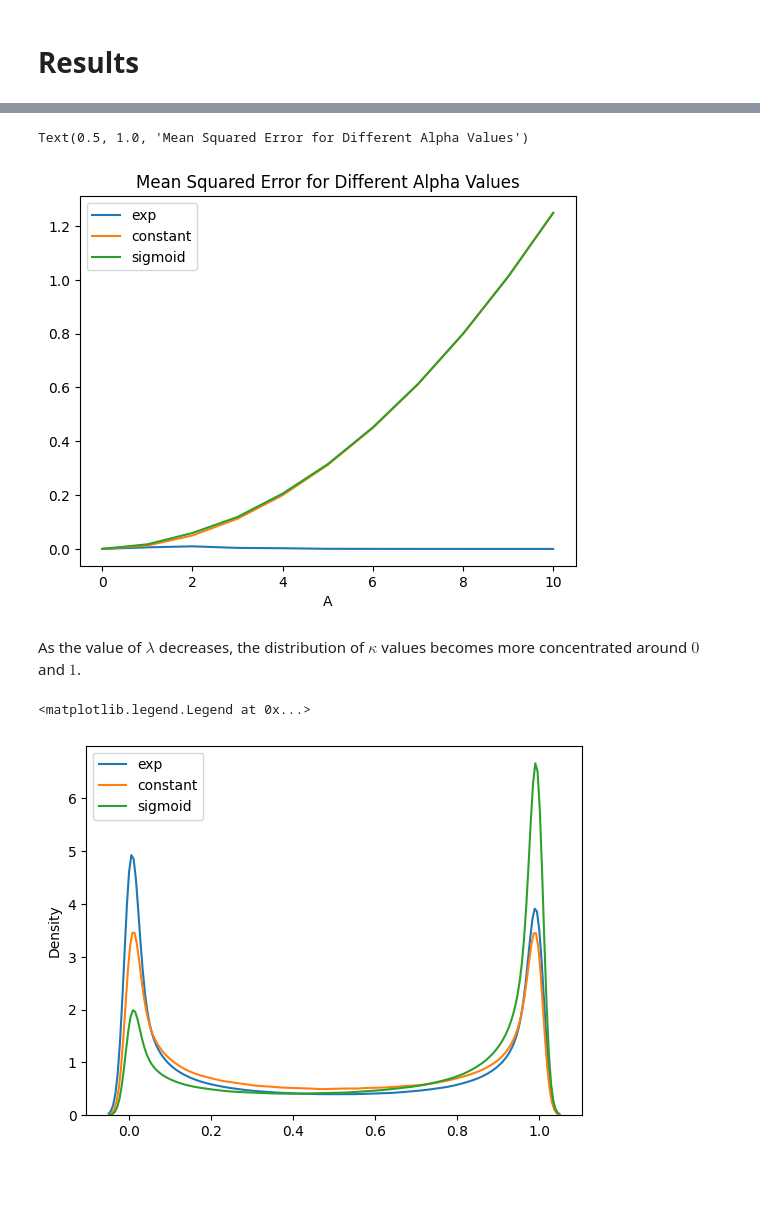
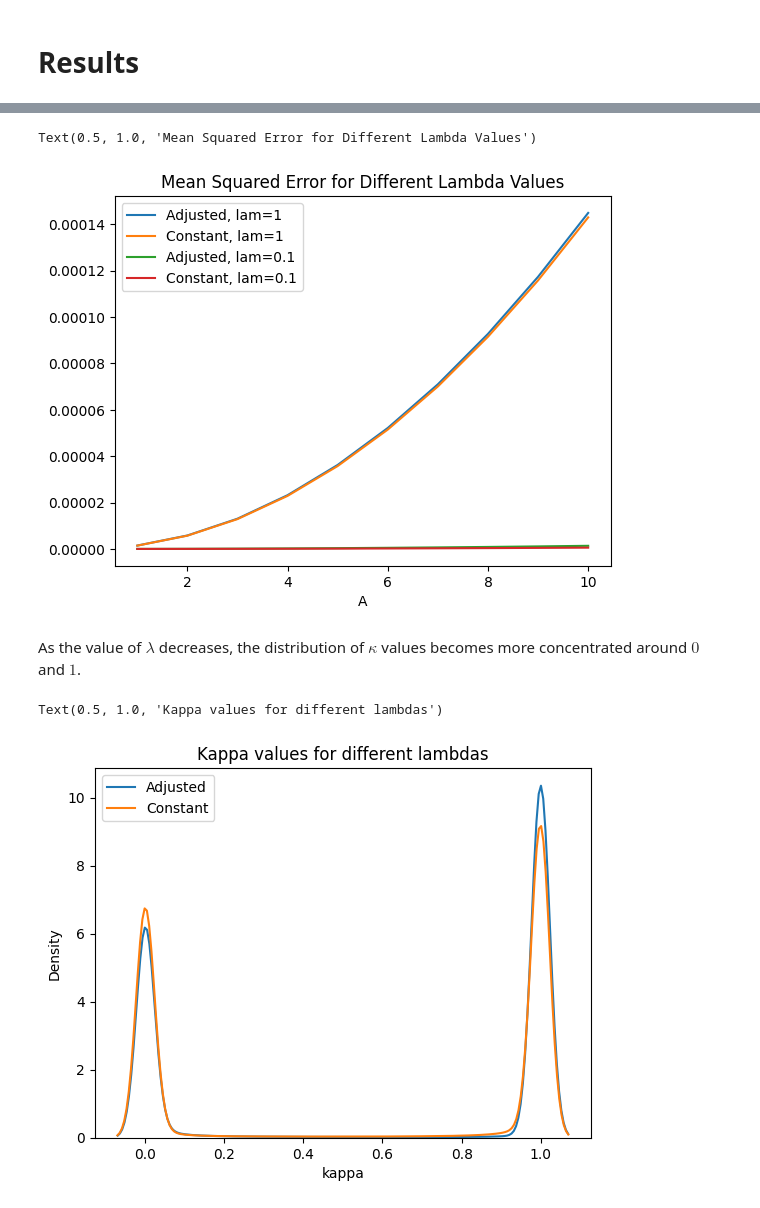
Before and after one commit to Grace0124/numpyro, a Jupyter notebook: concrete_alphas.ipynb, the cells around one changed output, grey strips where cells are left out. Cells and saved outputs as stored; diff of their text form; code cells hidden in the pictures; blank space fills up the shorter version.

```diff
--- a/concrete_alphas.ipynb
+++ b/concrete_alphas.ipynb
@@ -82,7 +112,7 @@ def run_mcmc(model, prng_key, **kwargs):
 
     '''
     nuts = NUTS(model)
-    mcmc = MCMC(nuts, num_warmup=500, num_samples=1000, progress_bar=False)
+    mcmc = MCMC(nuts, num_warmup=num_warmup, num_samples=num_samples, num_chains=num_chains, progress_bar=False)
     mcmc.run(prng_key, **kwargs)
     return mcmc
 # %%
@@ -205,21 +246,22 @@ for ax in [ax1, ax2]:
 ax2.set_ylim([-1, 10])
 ax1.set_ylim([-1, 10])
 
-beta_star_6 = np.zeros(n)
-beta_star_6[:p_star] = 6
-beta_star_2 = np.zeros(n)
-beta_star_2[:p_star] = 2
+beta_star_7 = np.zeros(D)
+beta_star_7[:pstar] = 7
+beta_star_2 = np.zeros(D)
+beta_star_2[:pstar] = 2
 
 ax1.scatter(range(D), beta_star_2, color='red', s=10) # plot actual betas
-ax2.scatter(range(D), beta_star_6, color='red', s=10)
-
-for a in ['exp', 'constant', 'sigmoid']:
-    ax1.scatter(range(D), beta_samples[a][2], s=10, alpha=0.3, label=a)
-    ax2.scatter(range(D), beta_samples[a][6], s=10, alpha=0.3, label=a)
-
+ax2.scatter(range(D), beta_star_7, color='red', s=10)
+for lam in lams:
+    ax1.scatter(range(len(mean_betas[lam][0][2])), mean_betas[lam][0][2], s=10, alpha=0.5, label=lam)
+    ax1.scatter(range(len(mean_betas[lam][1][2])), mean_betas[lam][1][2], s=10, alpha=0.5, label=lam)
+    ax2.scatter(range(len(mean_betas[lam][0][7])), mean_betas[lam][0][7], s=10, alpha=0.5, label=lam)
+    ax2.scatter(range(len(mean_betas[lam][1][7])), mean_betas[lam][1][7], s=10, alpha=0.5, label=lam)
 
 # add labels to graph
 ax1.set(ylabel=r'$A=2$', xlabel=r'Entry $i$')
 ax2.set(ylabel=r'$A=6$', xlabel=r'Entry $i$')
-ax1.legend()
+plt.legend()
+fig.suptitle("True Beta vs. Estimated Beta")
 # %% [output]
@@ -229,0 +270,8 @@ As $\lambda$ decreases, mean squared error decreases.
+# %%
+for lam in lams:
+    mean_mses[lam] = dict()
+    mean_mses[lam][0] = dict()
+    mean_mses[lam][1] = dict()
+    for A in A_values:
+        mean_mses[lam][0][A] = all_mses[lam][0][A].mean()
+        mean_mses[lam][1][A] = all_mses[lam][1][A].mean()
@@ -230,20 +298,26 @@ As $\lambda$ decreases, mean squared error decreases.
 # %%
-for a in ['exp', 'constant', 'sigmoid']:
-    plt.plot(range(len(mean_sq_errors[a])), mean_sq_errors[a], label=a)
+
+for lam in lams:
+    plt.plot(mean_mses[lam][0].keys(), mean_mses[lam][0].values(), label=f'Adjusted, {lam=}')
+    plt.plot(mean_mses[lam][1].keys(), mean_mses[lam][1].values(), label=f'Constant, {lam=}')
+
 ax = plt.gca()
 plt.legend()
 plt.xlabel("A")
-plt.title("Mean Squared Error for Different Alpha Values")
+plt.title("Mean Squared Error for Different Lambda Values")
 # %% [output]
-Text(0.5, 1.0, 'Mean Squared Error for Different Alpha Values')
+Text(0.5, 1.0, 'Mean Squared Error for Different Lambda Values')
-[figure, old version]
+[figure, new version]
 # %% [markdown]
 As the value of $\lambda$ decreases, the distribution of $\kappa$ values becomes more concentrated around $0$ and $1$.
 # %%
-for a in ['exp', 'constant', 'sigmoid']:
-    kappas[a] = np.ndarray.flatten(np.array(kappas[a]))
-    sns.kdeplot(kappas[a], label=a)
+for i in [0,1]:
+    all_kappas[i] = np.ndarray.flatten(np.array(all_kappas[i]))
+sns.kdeplot(all_kappas[0], label=f'Adjusted')
+sns.kdeplot(all_kappas[1], label=f'Constant')
 plt.legend()
+plt.xlabel("kappa")
+plt.title("Kappa values for different lambdas")
 # %% [output]
-<matplotlib.legend.Legend at 0x...>
+Text(0.5, 1.0, 'Kappa values for different lambdas')
-[figure, old version]
+[figure, new version]
```
Also changed, not shown: parts of 13 cells of this notebook, 1 other file.
